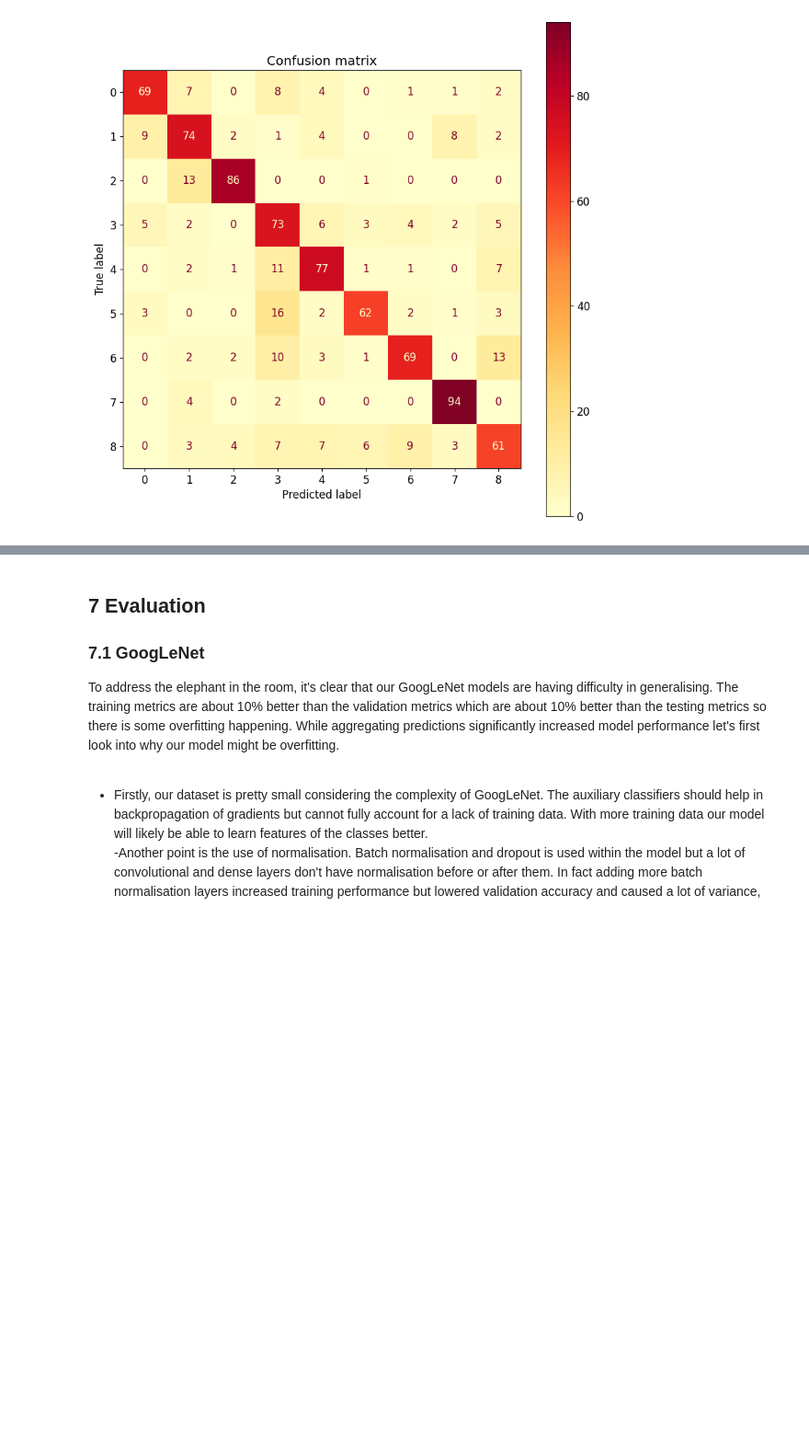
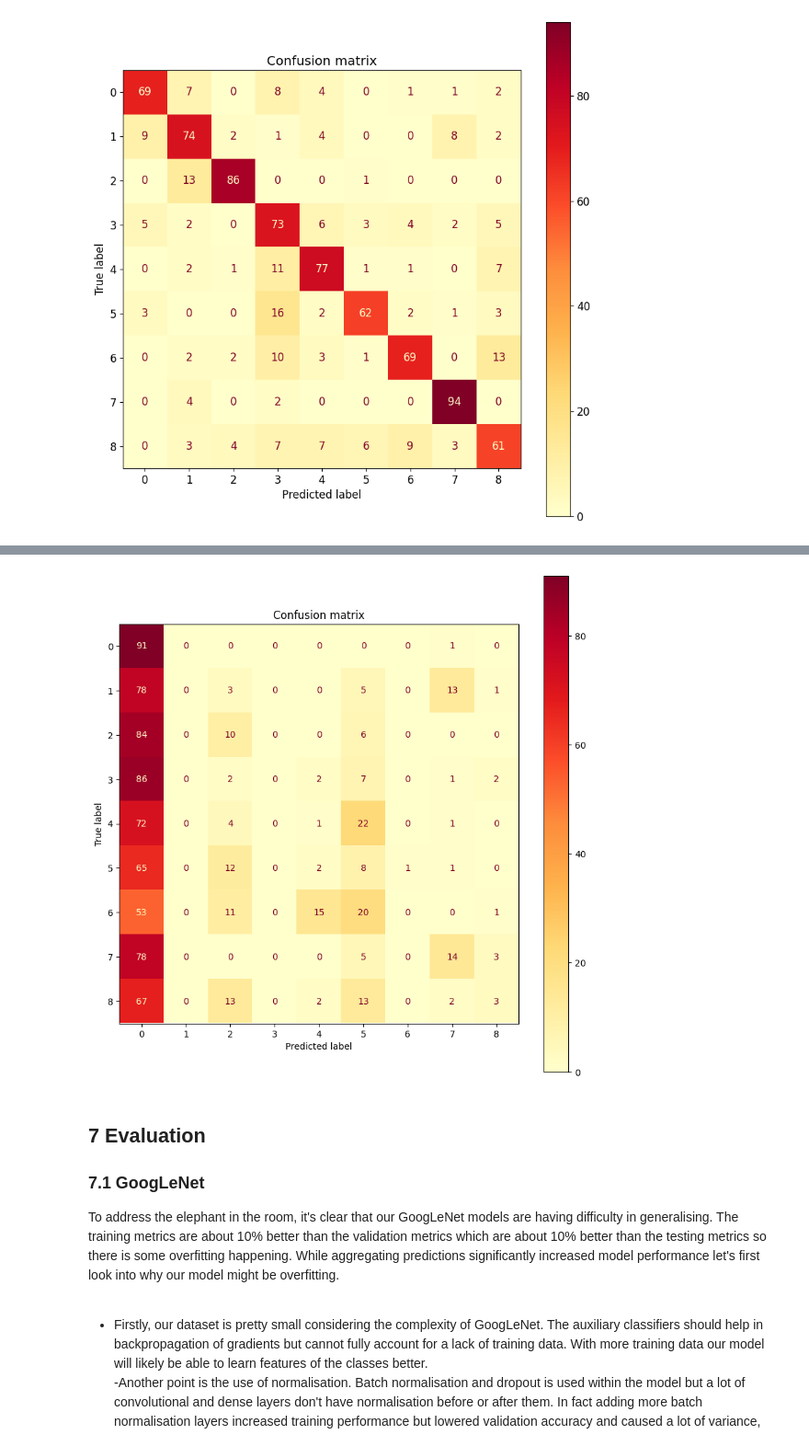
Before and after one commit to oOoOoOo0o/CS4287-assignment2, a Jupyter notebook: CS4287-Assign2-20251971-21304149-24267201.ipynb, the cells around one changed output, grey strips where cells are left out. Shown at 92% size. Saved outputs shown, nothing was run; the diff lists cells and outputs as text; code cells hidden in the pictures; blank space fills up the shorter version.

```diff
--- a/CS4287-Assign2-20251971-21304149-24267201.ipynb
+++ b/CS4287-Assign2-20251971-21304149-24267201.ipynb
@@ -761,0 +1335,3 @@ plt.show()
+# %%
+# Get our predictions
+resnext_predictions = model.predict(X_test)
@@ -762,3 +1340,19 @@ plt.show()
+# %%
+# Computing the confusion matrix using ResNeXT's predictions
+resnext_predictions = np.argmax(resnext_predictions, axis=1)
+cm = confusion_matrix(y_true, resnext_predictions)
+cm_display = ConfusionMatrixDisplay(cm)
+
+fig, ax = plt.subplots(figsize=(10, 10))
+
+# Plotting confusion matrix
+cm_display.plot(ax=ax, cmap="YlOrRd")
+plt.title("Confusion matrix")
+plt.ylabel("True label")
+plt.xlabel("Predicted label")
+plt.show()
+# %% [output]
+[figure, added]
 # %% [markdown]
 ## 7 Evaluation
 ### 7.1 GoogLeNet
```
Also changed, not shown: parts of 17 cells of this notebook, 1 other file.
